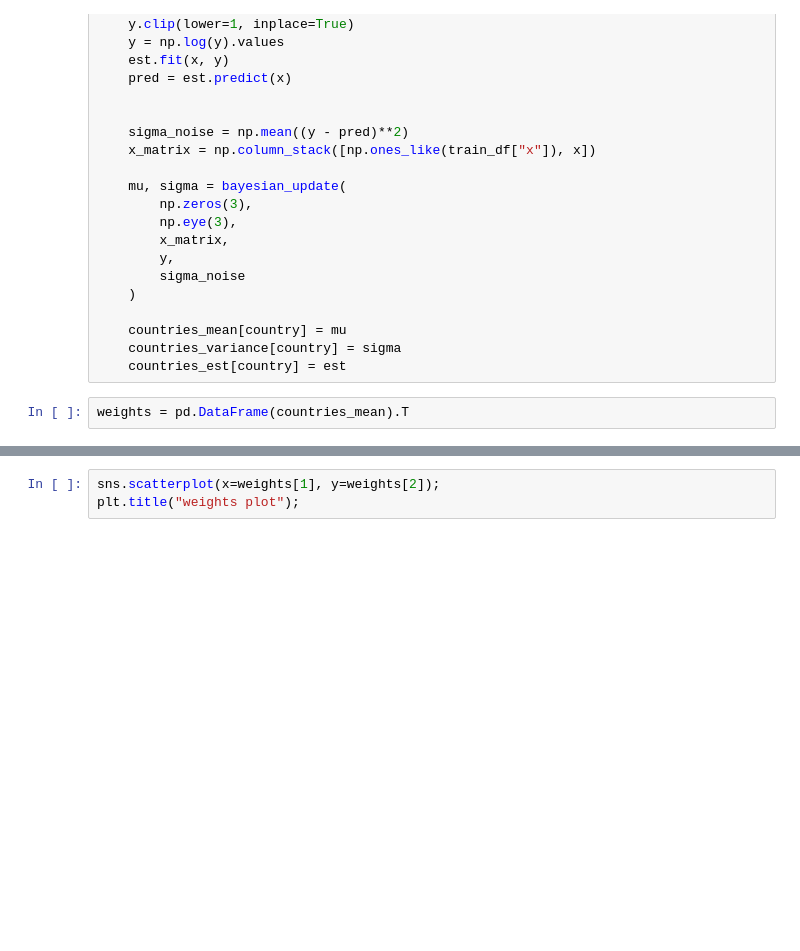
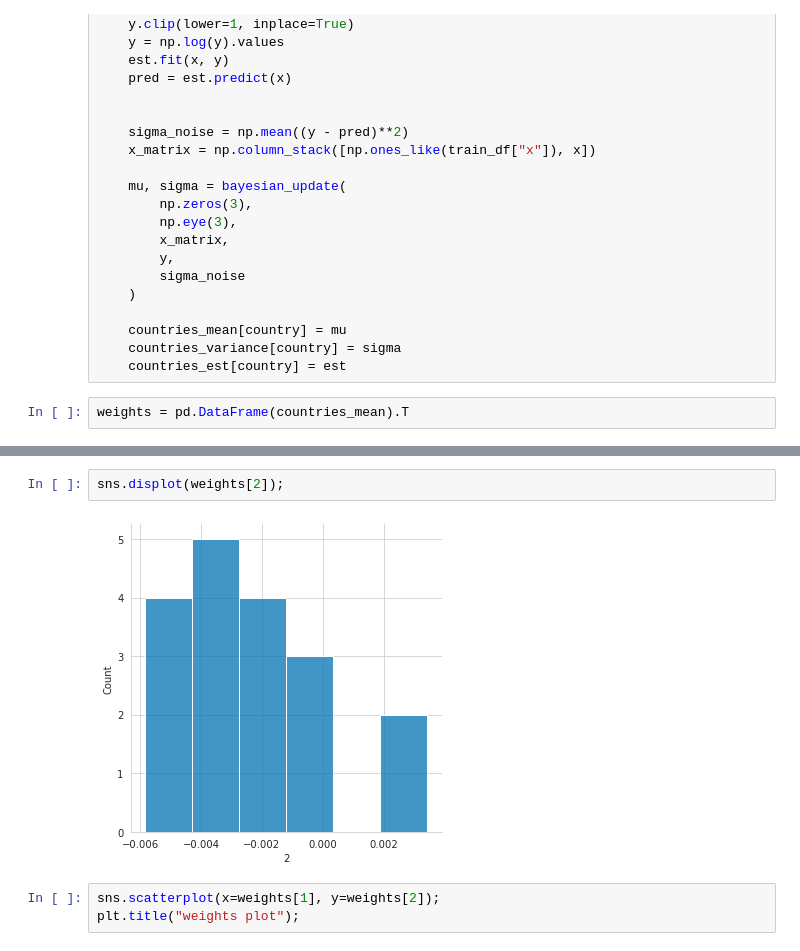
Before and after one commit to IMDxD/made_advance, a Jupyter notebook: home_work1.ipynb, the cells around one changed output, grey strips where cells are left out. Cells and saved outputs as stored; diff of their text form; blank space fills up the shorter version.

```diff
--- a/home_work1.ipynb
+++ b/home_work1.ipynb
@@ -583,3 +603,7 @@ weights = pd.DataFrame(countries_mean).T
+# %%
+sns.displot(weights[2]);
+# %% [output]
+[figure, added]
 # %%
 sns.scatterplot(x=weights[1], y=weights[2]);
 plt.title("weights plot");
```
Also changed, not shown: parts of 24 cells of this notebook.
